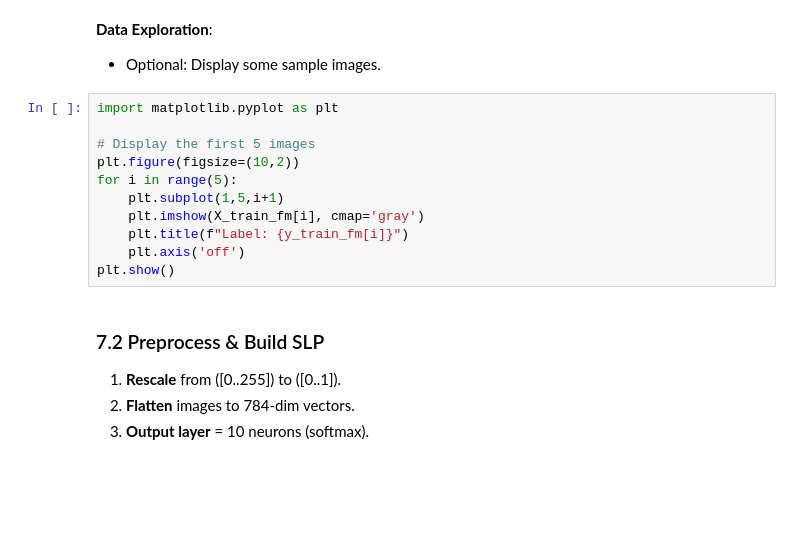
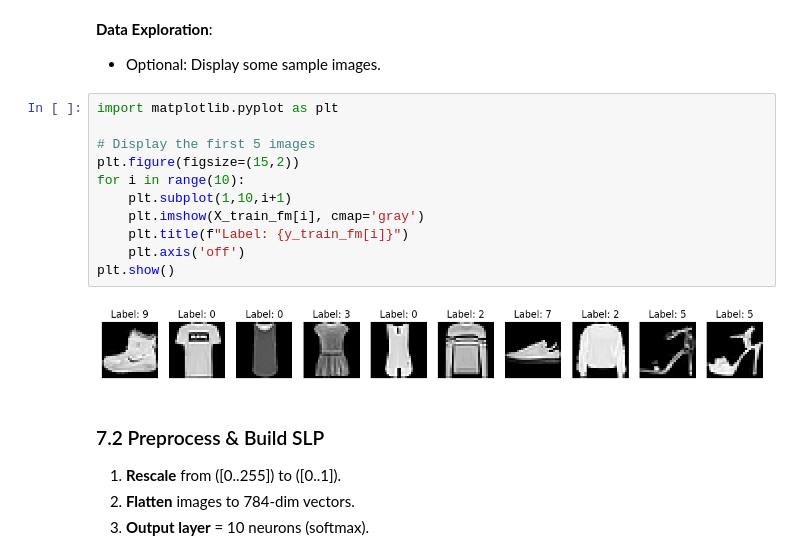
Before and after one commit to C0FF33JH/C0FF33JH, a Jupyter notebook: Lectures/12 Single-Layer Perceptron/Keras Lab: Single-Layer Perceptron.ipynb, the cells around one changed output. Drawn from its saved outputs; the diff is of its cells as text; blank space fills up the shorter version.

```diff
--- a/Lectures/12 Single-Layer Perceptron/Keras Lab: Single-Layer Perceptron.ipynb
+++ b/Lectures/12 Single-Layer Perceptron/Keras Lab: Single-Layer Perceptron.ipynb
@@ -368,14 +360,16 @@ Unique classes: [0 1 2 3 4 5 6 7 8 9]
 # %%
 import matplotlib.pyplot as plt
 
 # Display the first 5 images
-plt.figure(figsize=(10,2))
-for i in range(5):
-    plt.subplot(1,5,i+1)
+plt.figure(figsize=(15,2))
+for i in range(10):
+    plt.subplot(1,10,i+1)
     plt.imshow(X_train_fm[i], cmap='gray')
     plt.title(f"Label: {y_train_fm[i]}")
     plt.axis('off')
 plt.show()
+# %% [output]
+[figure, added]
 # %% [markdown]
 ### 7.2 Preprocess & Build SLP
 
```
Also changed, not shown: parts of 14 cells of this notebook.
